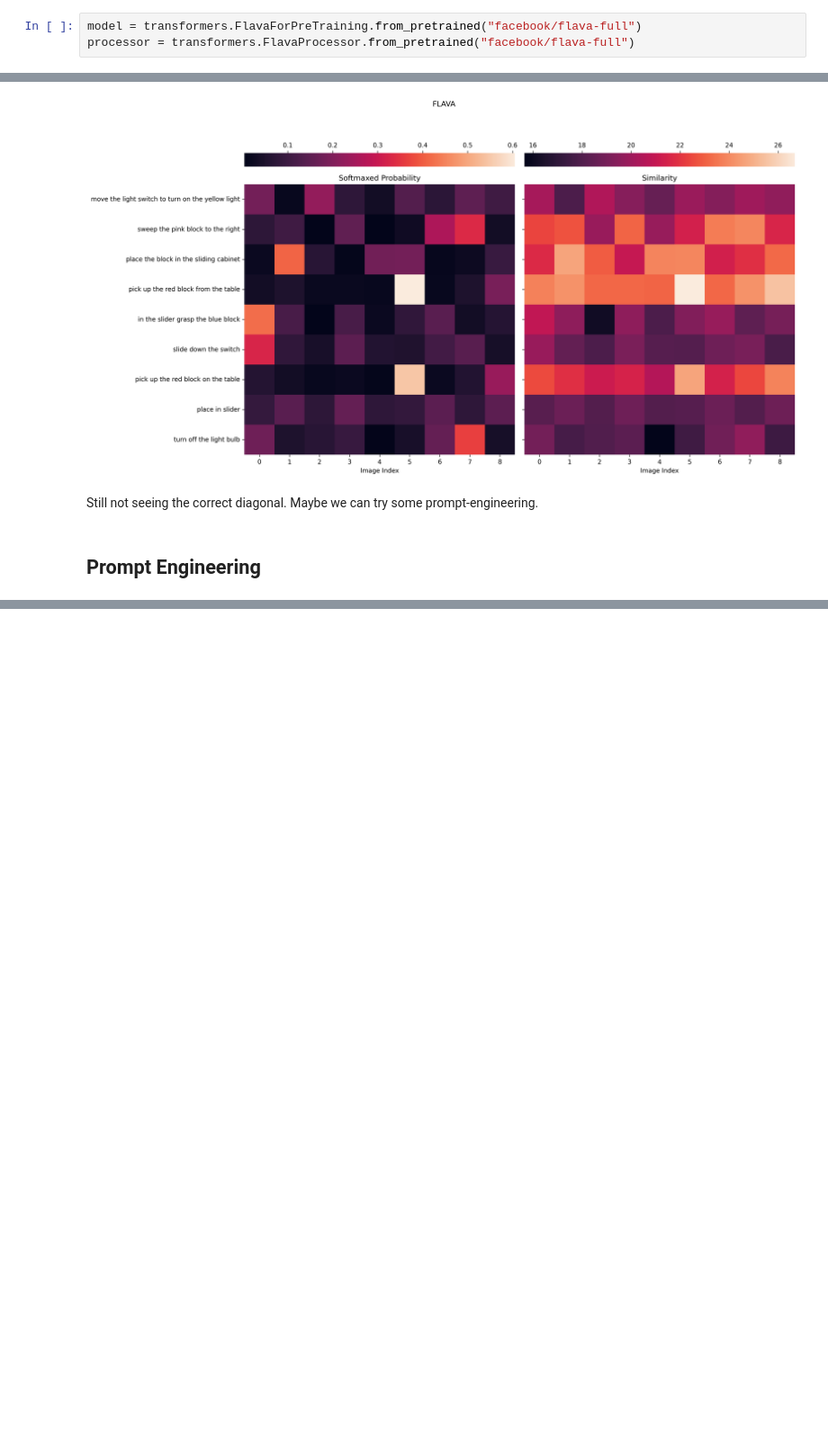
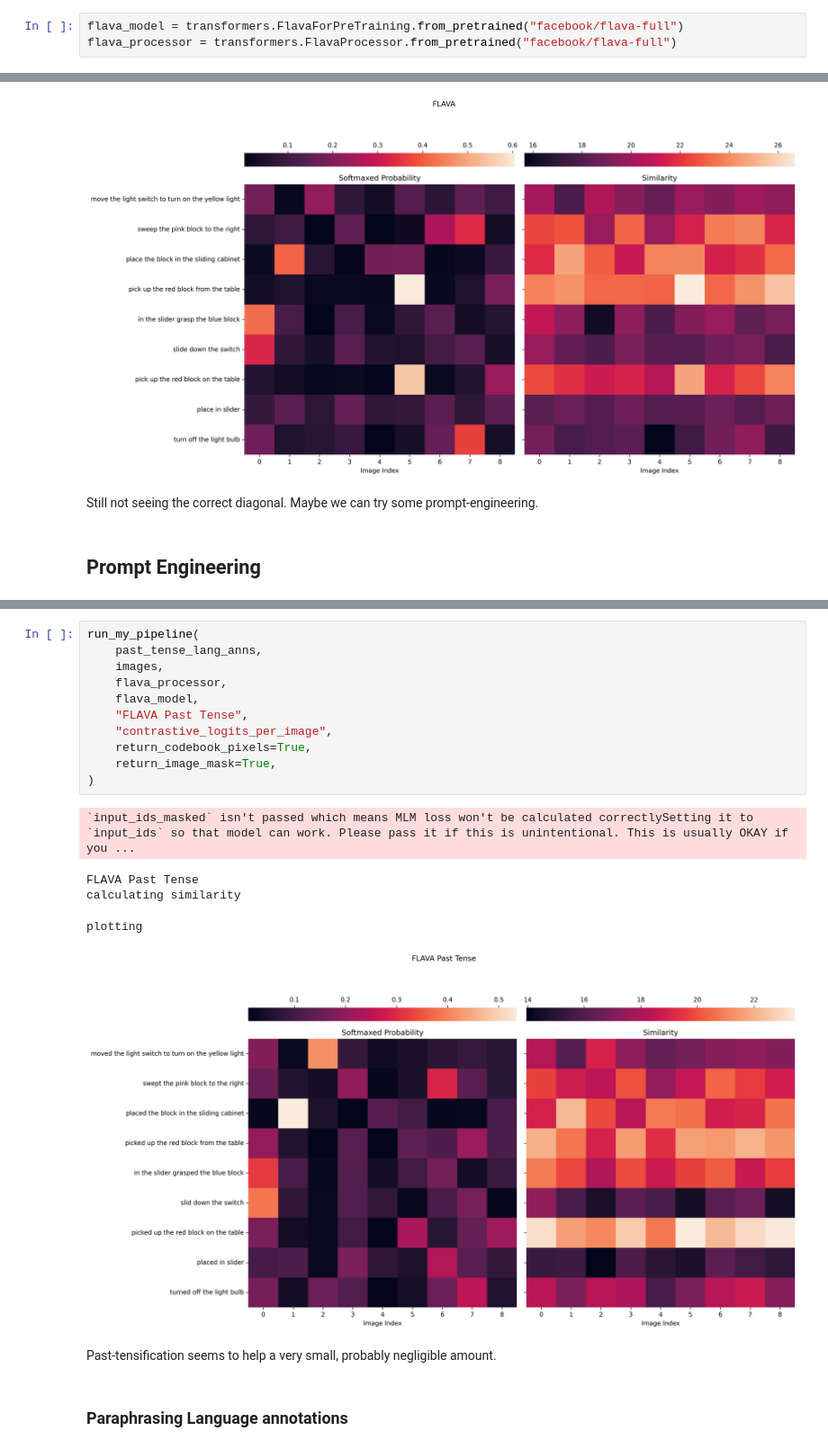
Before and after one commit to thesofakillers/nlgoals, a Jupyter notebook: notebooks/clip-sanity-check.ipynb, the cells around one changed output, grey strips where cells are left out. Shown at 90% size. Drawn from its saved outputs; the diff is of its cells as text; blank space fills up the shorter version.

```diff
--- a/notebooks/clip-sanity-check.ipynb
+++ b/notebooks/clip-sanity-check.ipynb
@@ -195,8 +195,8 @@ plotting
 
 https://flava-model.github.io/
 # %%
-model = transformers.FlavaForPreTraining.from_pretrained("facebook/flava-full")
-processor = transformers.FlavaProcessor.from_pretrained("facebook/flava-full")
+flava_model = transformers.FlavaForPreTraining.from_pretrained("facebook/flava-full")
+flava_processor = transformers.FlavaProcessor.from_pretrained("facebook/flava-full")
 # %% [output]
 `text_config_dict` is provided which will be used to initialize `FlavaTextConfig`. The value `text_config["id2label"]` will be overriden.
 `multimodal_config_dict` is provided which will be used to initialize `FlavaMultimodalConfig`. The value `multimodal_config["id2label"]` will be overriden.
@@ -224,0 +270,21 @@ Still not seeing the correct diagonal. Maybe we can try some prompt-engineering.
+# %%
+run_my_pipeline(
+    past_tense_lang_anns,
+    images,
+    flava_processor,
+    flava_model,
+    "FLAVA Past Tense",
+    "contrastive_logits_per_image",
+    return_codebook_pixels=True,
+    return_image_mask=True,
+)
+# %% [output]
+`input_ids_masked` isn't passed which means MLM loss won't be calculated correctlySetting it to `input_ids` so that model can work. Please pass it if this is unintentional. This is usually OKAY if you ...
+FLAVA Past Tense
+calculating similarity
+plotting
+[figure, added]
+# %% [markdown]
+Past-tensification seems to help a very small, probably negligible amount.
+# %% [markdown]
+### Paraphrasing Language annotations
```
Also changed, not shown: parts of 16 cells of this notebook.
